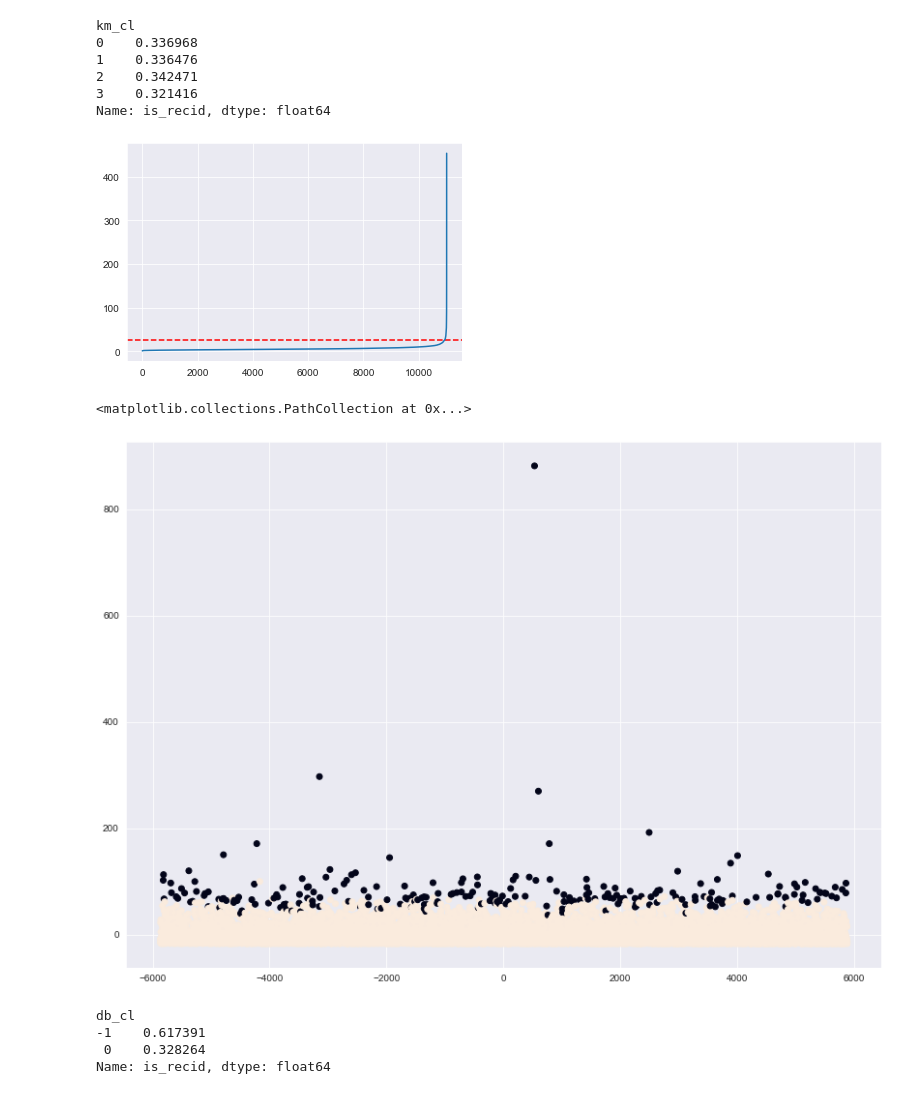
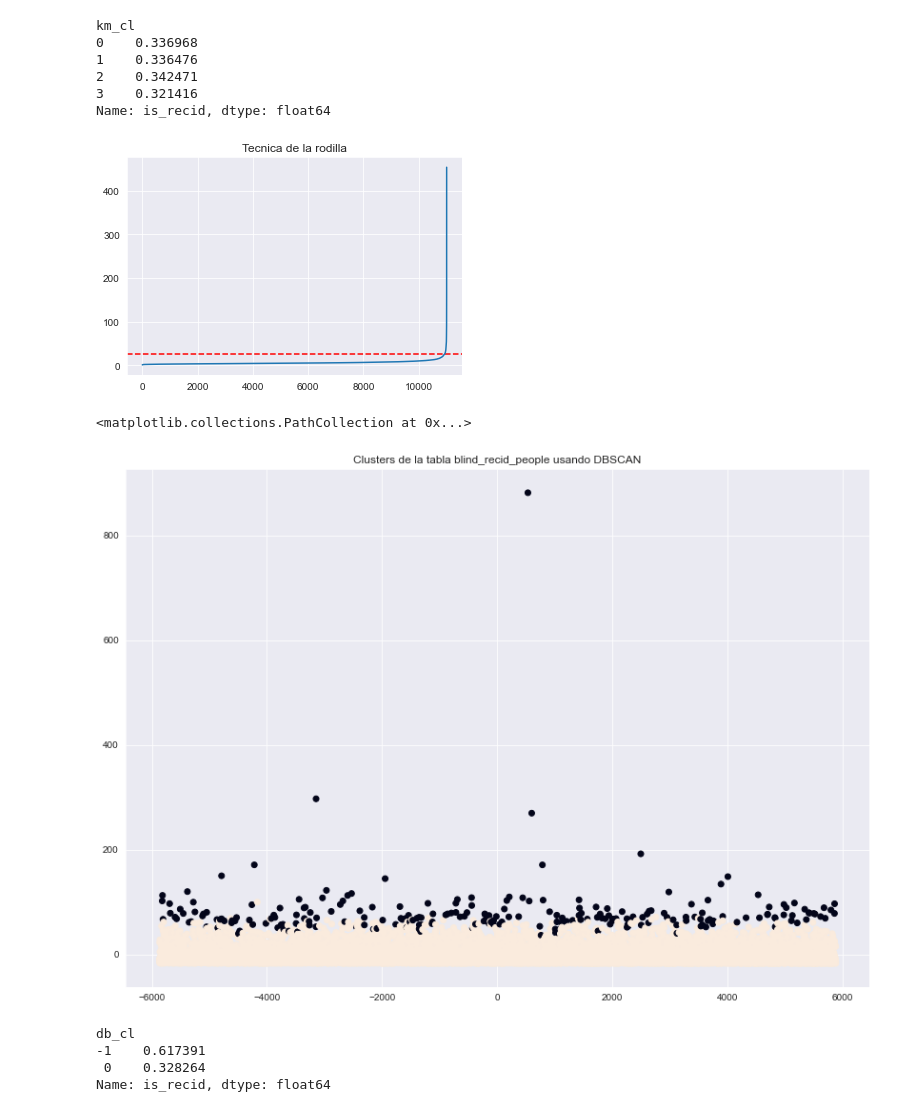
Before and after one commit to PJaramilloV/bias-no-basado, a Jupyter notebook: src/pregunta-3.ipynb, the cells around one changed output. Drawn from its saved outputs; the diff is of its cells as text; code cells hidden in the pictures.

```diff
--- a/src/pregunta-3.ipynb
+++ b/src/pregunta-3.ipynb
@@ -112,25 +113,27 @@ Name: is_recid, dtype: float64
 # %%
 # Demasiado iguales con respecto a la reincidencia, por lo que cambiamos a DBSCAN
 # Usaremos la tecnica de la rodilla para 3 distintos k=[4,5,6]
 nbrs = NearestNeighbors(n_neighbors=10).fit(blind_recid_people)
 distances, indices = nbrs.kneighbors(blind_recid_people)
 
 distances = np.sort(distances, axis=0)
 distances = distances[:,1]
+plt.title('Tecnica de la rodilla')
 plt.axhline(y=25, color='r', linestyle='--') #Ajuste el valor para y
 plt.plot(distances)
 plt.show()
 # %% [output]
-[figure, old version]
+[figure, new version]
 # %%
 # Nos quedamos con 25 y 4
 dbscan = DBSCAN(eps=25, min_samples=10).fit(blind_recid_people)
 db_cl = dbscan.labels_
 plt.figure(figsize=(14, 10))
+plt.title('Clusters de la tabla blind_recid_people usando DBSCAN')
 plt.scatter(X[:, 0], X[:, 1], c=db_cl)
 # %% [output]
 <matplotlib.collections.PathCollection at 0x...>
-[figure, old version]
+[figure, new version]
 # %%
 # Revisamos la reincidencia por cluster, filtramos los outlayers
 main_people['db_cl'] = db_cl
```
Also changed, not shown: parts of 5 cells of this notebook, 1 other file.
